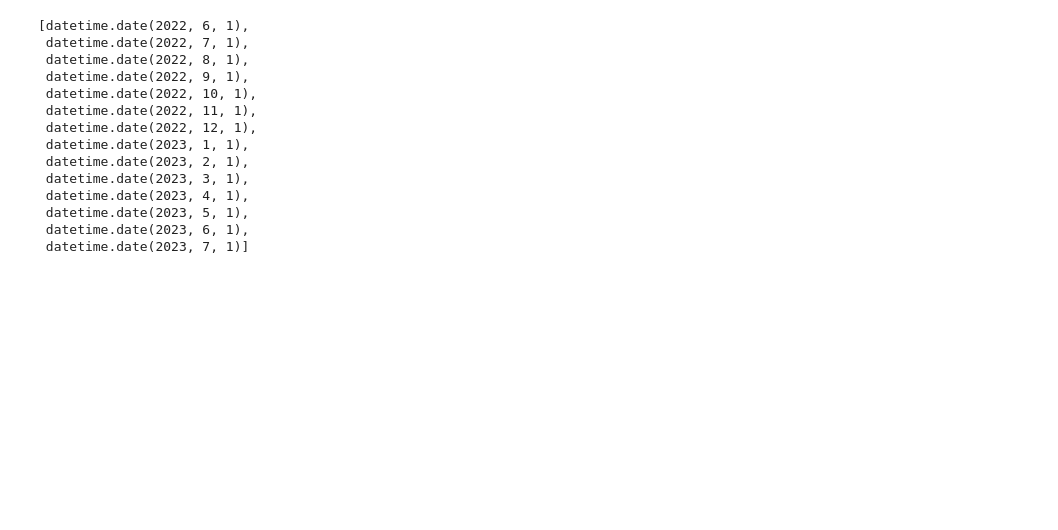
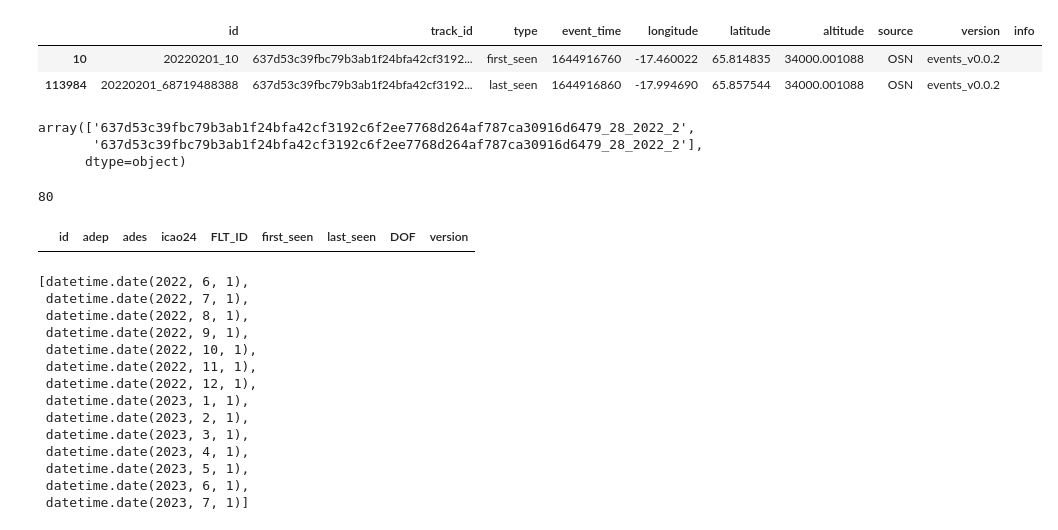
Before and after one commit to euctrl-pru/OPDI, a Jupyter notebook: python/v2.0.0/Untitled.ipynb, the cells around one changed output. Drawn from its saved outputs; the diff is of its cells as text; code cells hidden in the pictures; blank space fills up the shorter version.

```diff
--- a/python/v2.0.0/Untitled.ipynb
+++ b/python/v2.0.0/Untitled.ipynb
@@ -73,0 +1035,18 @@ for month in months:
+# %%
+df = pd.read_parquet('events_test.parquet')
+# %%
+df[df.track_id == df.track_id.unique()[10]]
+# %% [output]
+|  | id | track_id | type | event_time | longitude | latitude | altitude | source | version | info |
+| 10 | 20220201_10 | 637d53c39fbc79b3ab1f24bfa42cf3192... | first_seen | 1644916760 | -17.460022 | 65.814835 | 34000.001088 | OSN | events_v0.0.2 |  |
+| 113984 | 20220201_68719488388 | 637d53c39fbc79b3ab1f24bfa42cf3192... | last_seen | 1644916860 | -17.994690 | 65.857544 | 34000.001088 | OSN | events_v0.0.2 |  |
+# %%
+df[df.track_id == df.track_id.unique()[10]].track_id.values
+# %% [output]
+array(['637d53c39fbc79b3ab1f24bfa42cf3192c6f2ee7768d264af787ca30916d6479_28_2022_2',
+       '637d53c39fbc79b3ab1f24bfa42cf3192c6f2ee7768d264af787ca30916d6479_28_2022_2'],
+      dtype=object)
+# %%
+1644591425-1644591345
+# %% [output]
+80
@@ -74,3 +1055,7 @@ for month in months:
+# %%
+tmp[tmp.id == '637d53c39fbc79b3ab1f24bfa42cf3192c6f2ee7768d264af787ca30916d6479_28_2022_2']
+# %% [output]
+|  | id | adep | ades | icao24 | FLT_ID | first_seen | last_seen | DOF | version |
 # %%
 wef = date(2022,6,1)
 til = date(2023,7,1)
```
Also changed, not shown: parts of 7 cells of this notebook, 4 other files.
